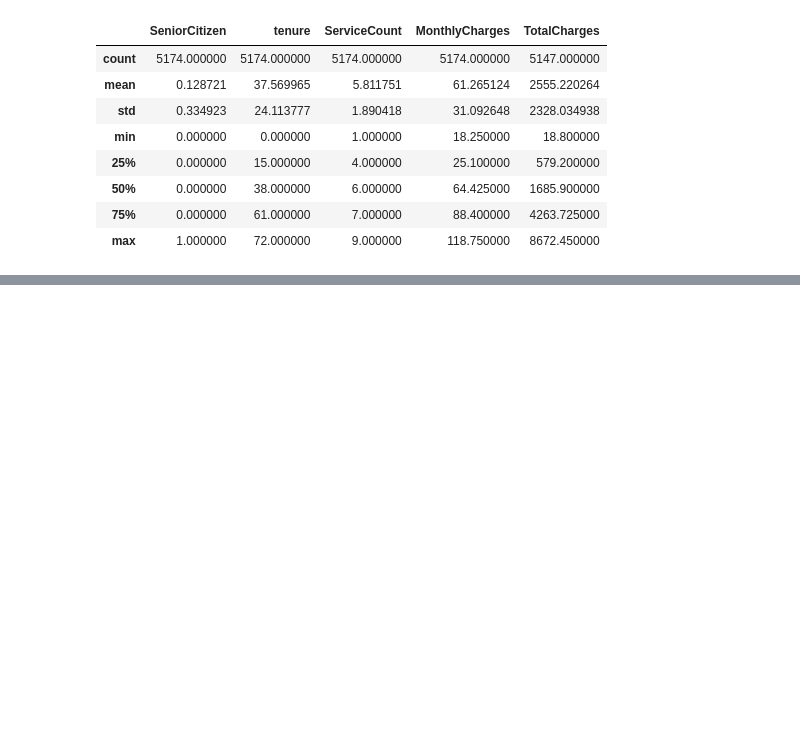
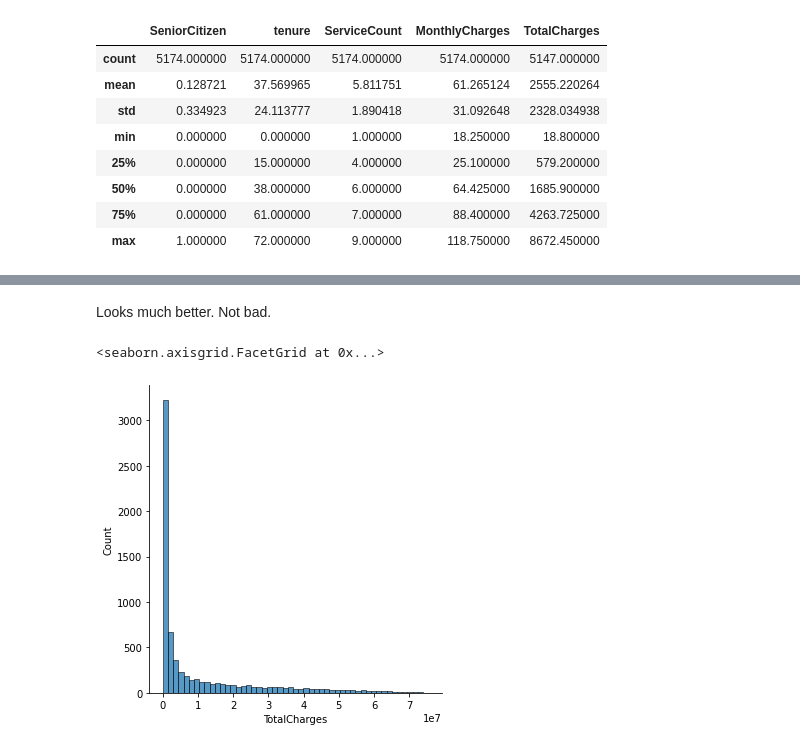
Before and after one commit to bedezub/data-analysis-statistical-thinking, a Jupyter notebook: processes/app.ipynb, the cells around one changed output, grey strips where cells are left out. Cells and saved outputs as stored; diff of their text form; code cells hidden in the pictures; blank space fills up the shorter version.

```diff
--- a/processes/app.ipynb
+++ b/processes/app.ipynb
@@ -150,0 +173,8 @@ churn_df[churn_df['Churn']=='No'].describe()
+# %% [markdown]
+Looks much better. Not bad.
+# %%
+# Fun fun, just nak tahu macam mana bentuk dia kalau kita square instead of square root
+sns.displot(churn_df['TotalCharges'].apply(np.square))
+# %% [output]
+<seaborn.axisgrid.FacetGrid at 0x...>
+[figure, added]
```
Also changed, not shown: parts of 14 cells of this notebook.
